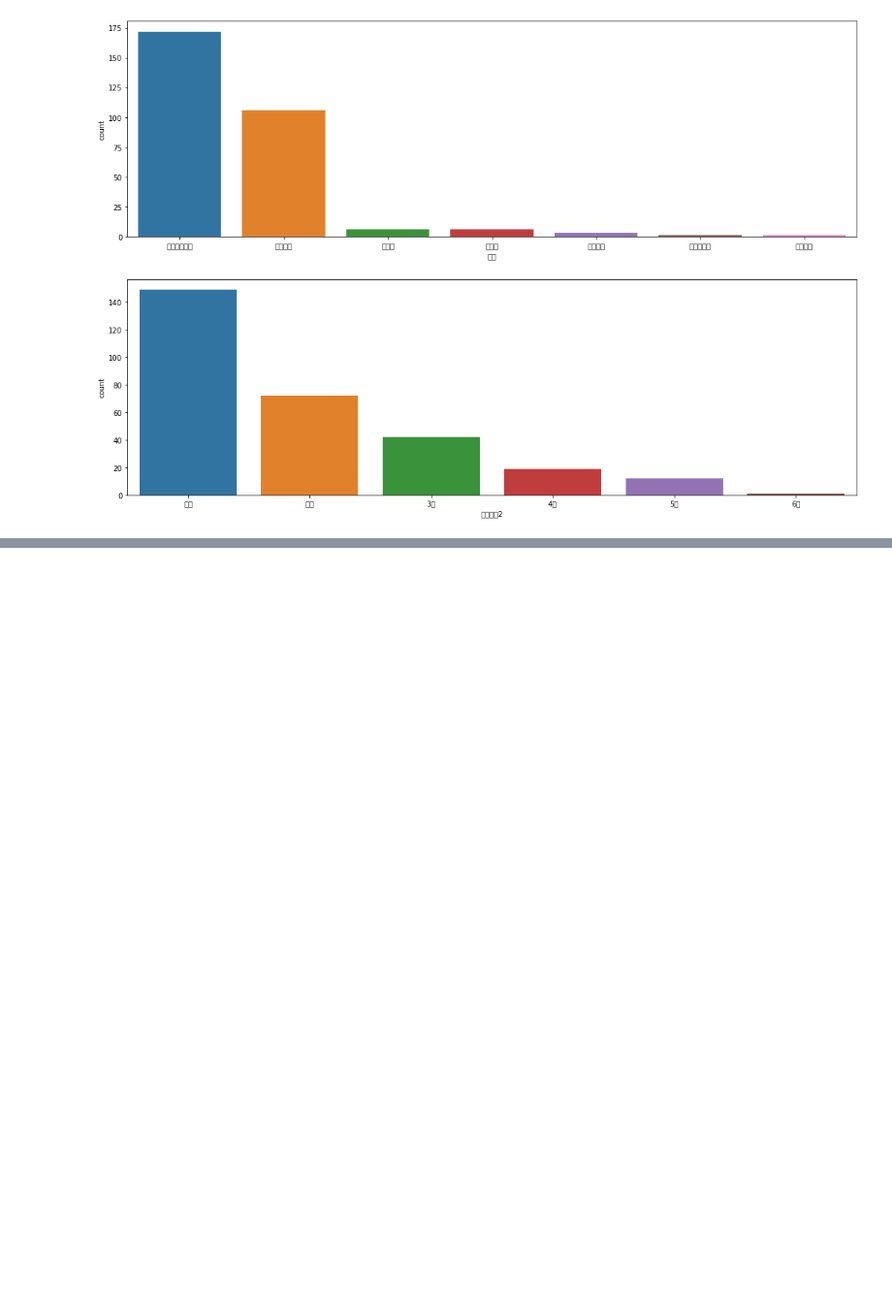
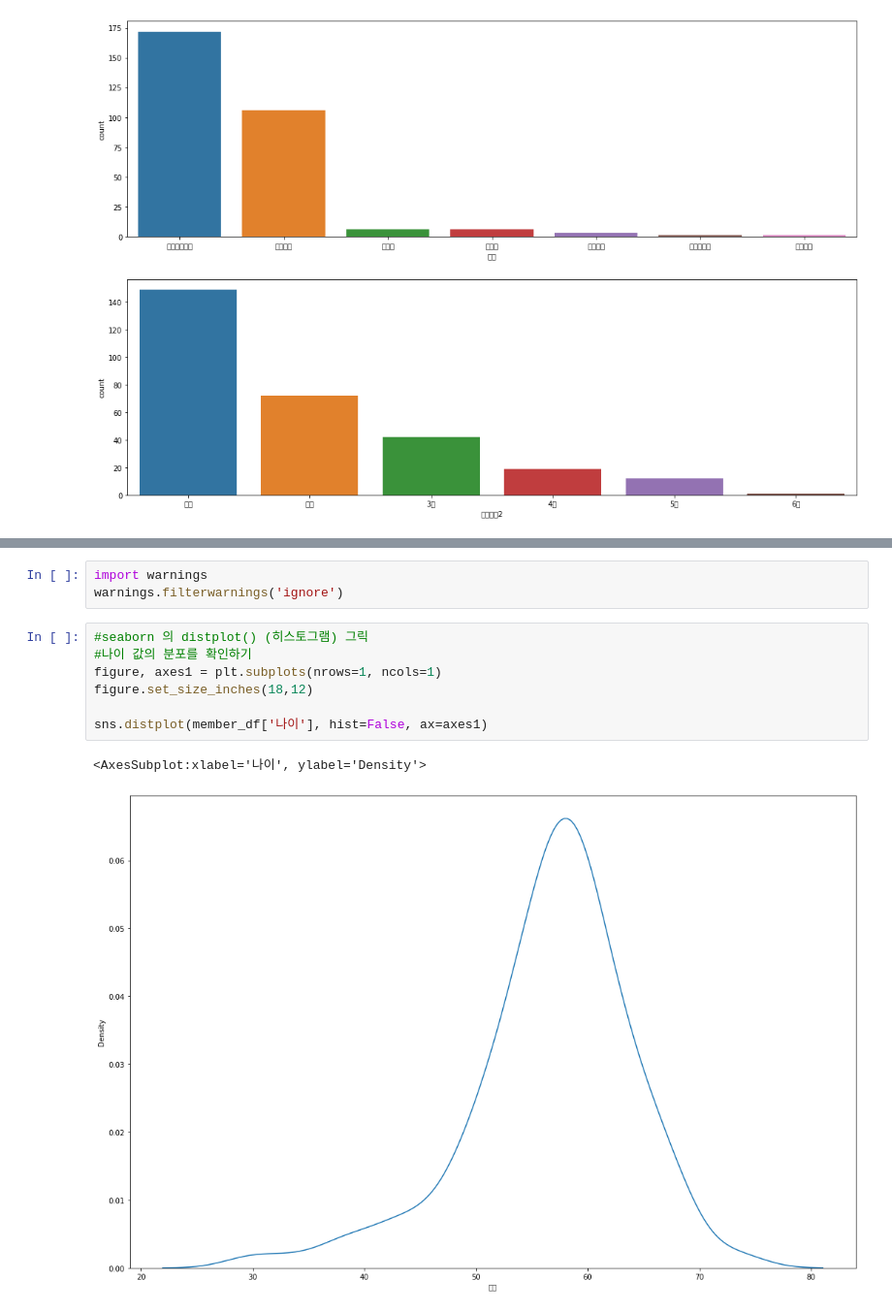
Before and after one commit to Kim-Eun-Bin/web_scrapping, a Jupyter notebook: 8_ member_of_parliament_info.ipynb, the cells around one changed output, grey strips where cells are left out. Shown at 97% size. Saved outputs shown, nothing was run; the diff lists cells and outputs as text; blank space fills up the shorter version.

```diff
--- a/8_ member_of_parliament_info.ipynb
+++ b/8_ member_of_parliament_info.ipynb
@@ -457,0 +478,13 @@ sns.countplot(data=member_df, x='당선횟수2', ax=axes2, order=member_df['당
+# %%
+import warnings
+warnings.filterwarnings('ignore')
+# %%
+#seaborn 의 distplot() (히스토그램) 그릭
+#나이 값의 분포를 확인하기
+figure, axes1 = plt.subplots(nrows=1, ncols=1)
+figure.set_size_inches(18,12)
+
+sns.distplot(member_df['나이'], hist=False, ax=axes1)
+# %% [output]
+<AxesSubplot:xlabel='나이', ylabel='Density'>
+[figure, added]
```
Also changed, not shown: parts of 35 cells of this notebook, 3 other files.
